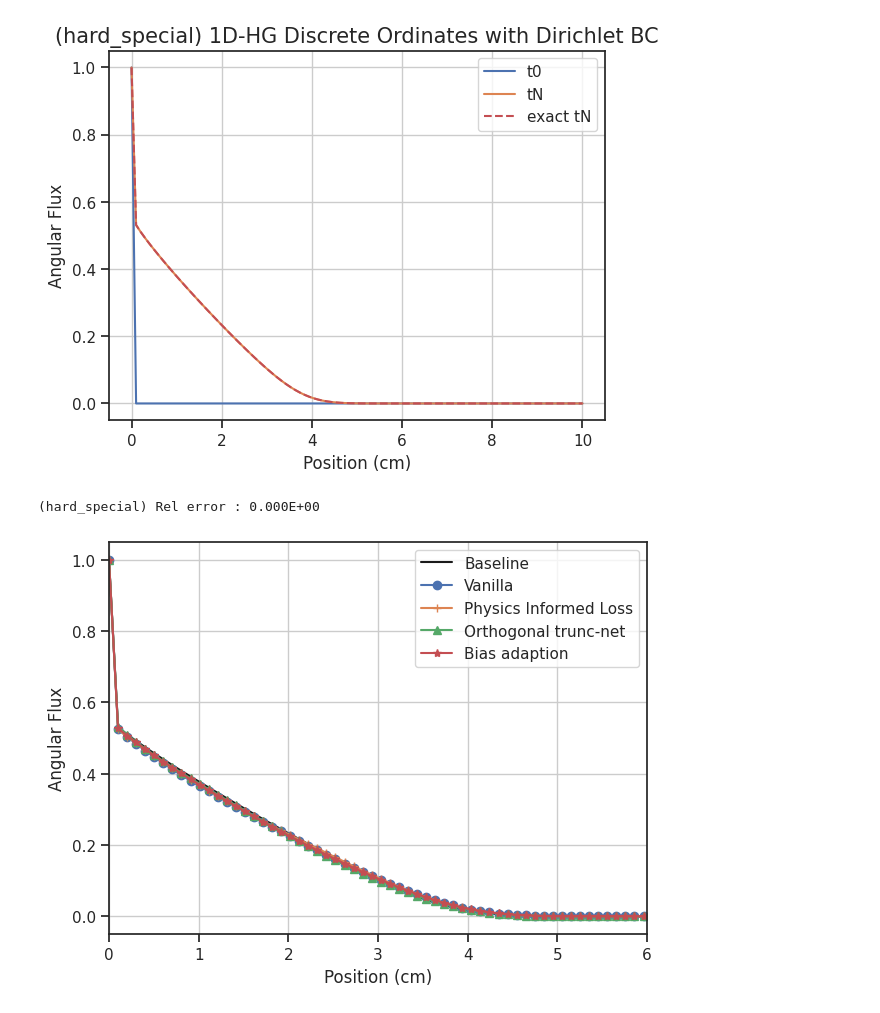
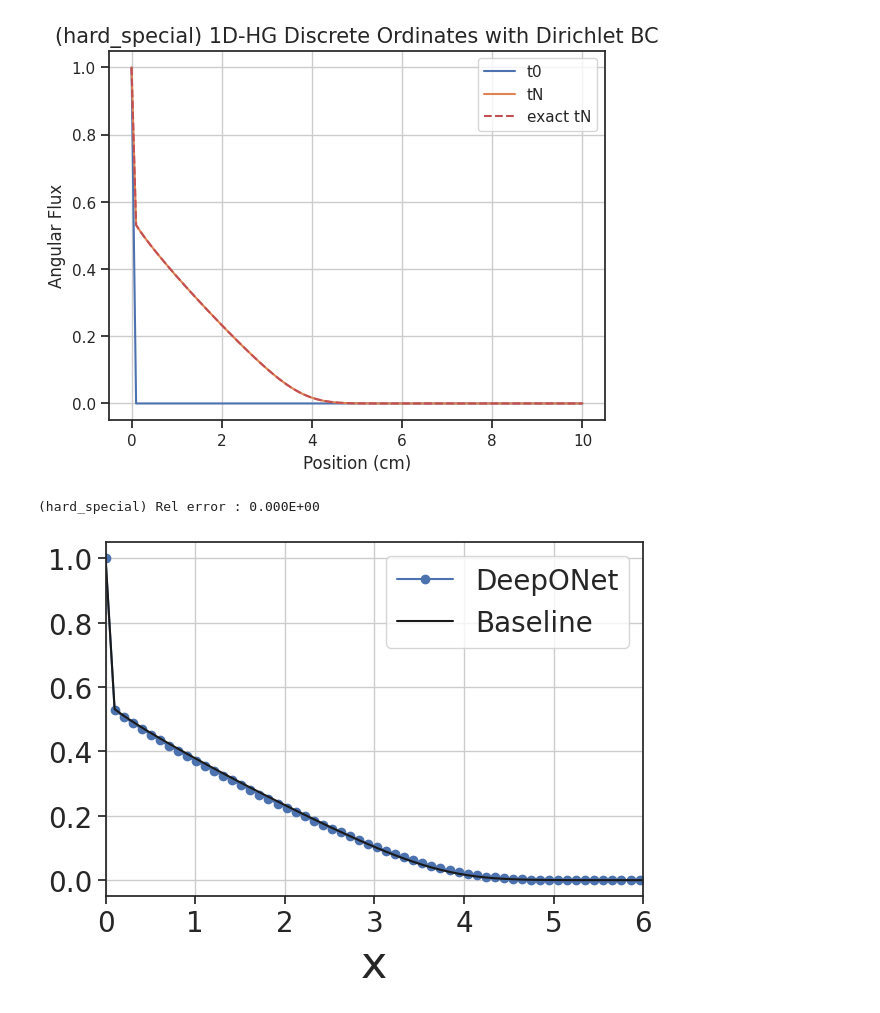
Before and after one commit to ScSteffen/CollisionOperatorLearning, a Jupyter notebook: simulation_study_HG.ipynb, the cells around one changed output. Cells and saved outputs as stored; diff of their text form; code cells hidden in the pictures.

```diff
--- a/simulation_study_HG.ipynb
+++ b/simulation_study_HG.ipynb
@@ -306,33 +306,37 @@ hard_special
 # %%
 import seaborn as sns
 
 f_res_tn1 = w_q @ f_tN1 / 2.
 f_res_tn2 = w_q @ f_tN2 / 2.
 f_res_tn3 = w_q @ f_tN3 / 2.
 f_res_tn4 = w_q @ f_tN4 / 2.
 
 sns.set_theme()
 sns.set_style("ticks")
 
 #plt.plot(np.linspace(0, L, n_x), f_res_t0)
+#plt.plot(np.linspace(0, L, n_x), f_res_tn1,  marker="o")
+#plt.plot(np.linspace(0, L, n_x), f_res_tn2, marker="+")
+#plt.plot(np.linspace(0, L, n_x), f_res_tn3, marker="^")
+plt.plot(np.linspace(0, L, n_x), f_res_tn4, marker="o")
 plt.plot(np.linspace(0, L, n_x), exact_f_res_tn, c='k', linestyle="-")
-plt.plot(np.linspace(0, L, n_x), f_res_tn1,  marker="o")
-plt.plot(np.linspace(0, L, n_x), f_res_tn2, marker="+")
-plt.plot(np.linspace(0, L, n_x), f_res_tn3, marker="^")
-plt.plot(np.linspace(0, L, n_x), f_res_tn4, marker="*")
 
-plt.xlabel('Position (cm)')
-plt.ylabel('Angular Flux')
+ftsize = 32
+plt.xlabel('x',fontsize=ftsize)
+#plt.ylabel('Angular Flux',fontsize=ftsize)
 #plt.title('({}) 1D-HG Discrete Ordinates with Dirichlet BC'.format(names[model_idx]), size=15)
-plt.legend(['Baseline', 'Vanilla','Physics Informed Loss','Orthogonal trunc-net','Bias adaption'])
+plt.legend([ 'DeepONet', r'Baseline'],fontsize=20)
+plt.xticks(fontsize=20)
+plt.yticks(fontsize=20)
+
 plt.grid(True)
 plt.xlim([0,6])
 plt.tight_layout()
 plt.savefig("1d_simulation.pdf")
 print("({}) Rel error : {:.3E}".format(names[model_idx],np.mean((f_res_tn-exact_f_res_tn)**2)))
 # %% [output]
 (hard_special) Rel error : 0.000E+00
-[figure, old version]
+[figure, new version]
 # %%
 sns.set_theme()
 sns.set_style("ticks")
```
Also changed, not shown: parts of 1 cell of this notebook.
